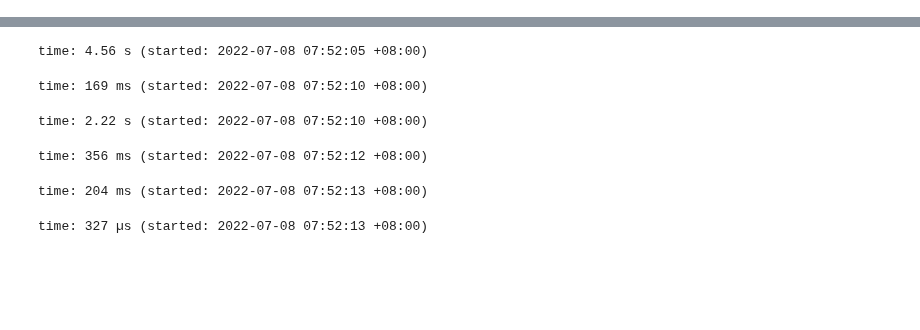
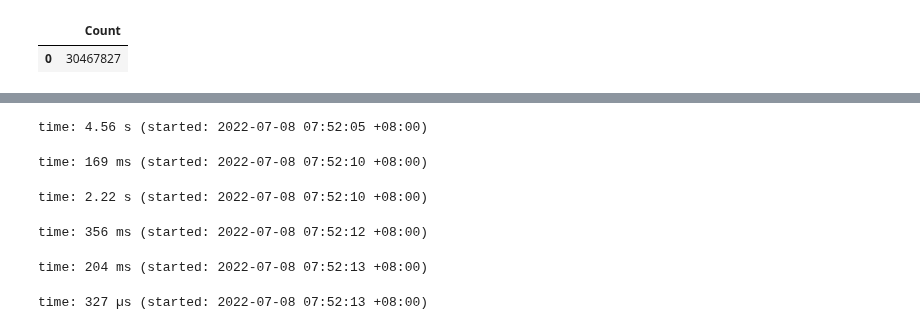
Before and after one commit to chiaolun/trend_following, a Jupyter notebook: analysis.ipynb, the cells around one changed output, grey strips where cells are left out. Cells and saved outputs as stored; diff of their text form; code cells hidden in the pictures; blank space fills up the shorter version.

```diff
--- a/analysis.ipynb
+++ b/analysis.ipynb
@@ -63,2 +31,0 @@ time: 4.26 s (started: 2022-07-07 13:47:52 +08:00)
-# %%
-dailies["mod_month"] = pd.Categorical.from_codes(dailies["mod_month"], months.index)
@@ -140,2 +31,0 @@ time: 15.2 ms (started: 2022-07-07 21:32:12 +08:00)
-# %%
-dailies = dailies.loc[lambda df: df.contract.map(contract_mask).fillna(False)]
@@ -248,3 +31,0 @@ time: 1.22 s (started: 2022-07-08 07:52:02 +08:00)
-# %%
-active_months = top_ratio[top_ratio > 1/12].reset_index().drop("volume", axis=1)
-dailies = dailies.merge(active_months)
@@ -253,5 +31,0 @@ time: 636 ms (started: 2022-07-08 07:52:03 +08:00)
-# %%
-volumes = dailies.set_index(["contract", "date", "expiry"]).volume.loc[lambda xs: xs > 0]
-volumes /= volumes.groupby(["contract", "date"]).transform("sum")
-volumes = volumes.sort_index().rename("volume_fraction")
-volumes = volumes.groupby(["contract", "expiry"]).shift()
@@ -259,0 +52,14 @@ time: 1.93 s (started: 2022-07-08 07:52:03 +08:00)
+# %%
+%%sql
+DROP TABLE IF EXISTS dailies;
+CREATE TABLE dailies AS SELECT * FROM 'csi_data.parquet';
+ALTER TABLE dailies RENAME symbol TO contract;
+CREATE UNIQUE INDEX dailies_contract_expiry_date ON dailies (contract, expiry, date);
+CREATE UNIQUE INDEX dailies_contract_date_expiry ON dailies (contract, date, expiry);
+
+UPDATE dailies SET close = close * mult;
+UPDATE dailies SET volume = volume / mult;
+UPDATE dailies SET open_interest = open_interest / mult;
+# %% [output]
+|  | Count |
+| 0 | 30467827 |
```
Also changed, not shown: parts of 46 cells of this notebook, 1 other file.
